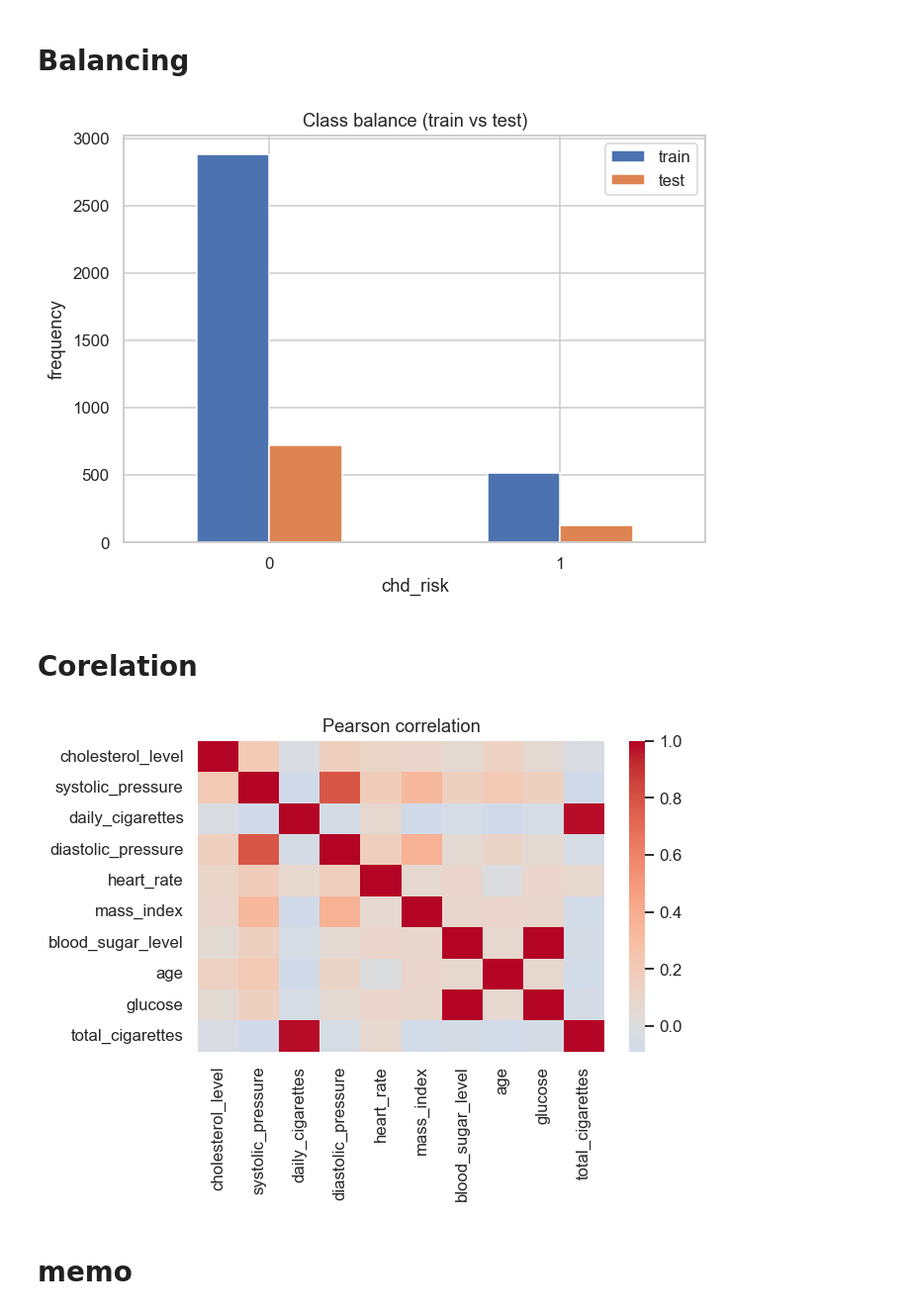
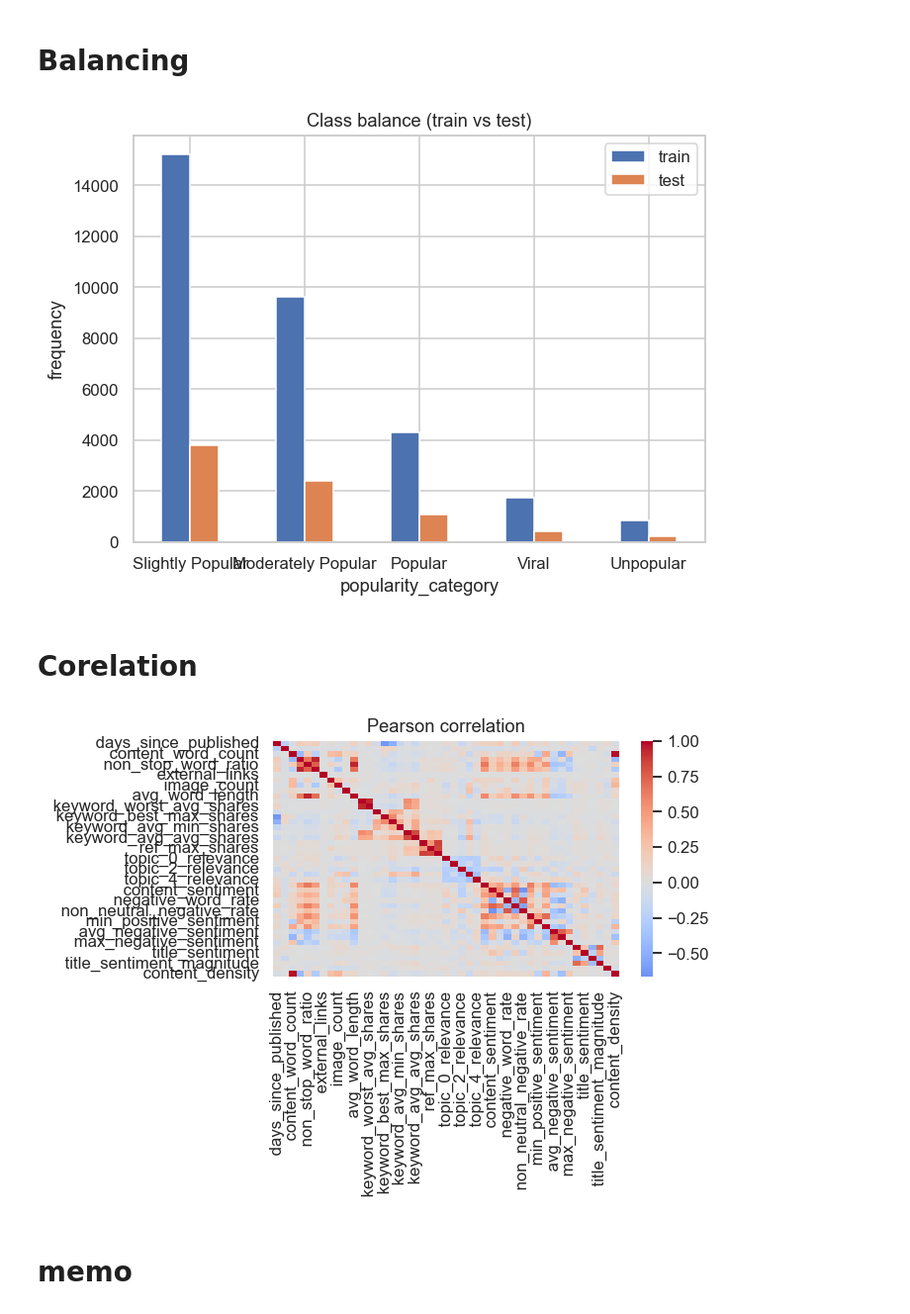
Before and after one commit to EpicRomania/proiect_ia, a Jupyter notebook: main.ipynb, the cells around one changed output. Shown: that part at 99% size. Saved outputs shown, nothing was run; the diff lists cells and outputs as text; code cells hidden in the pictures.

```diff
--- a/main.ipynb
+++ b/main.ipynb
@@ -24,6 +51,10 @@ df_train = load_data('data/heart_1_train.csv')
 df_test  = load_data('data/heart_1_test.csv')
 df_full  = load_data('data/heart_full.csv')
 
+df_train_news = load_data('data/news_popularity_train.csv')
+df_test_news  = load_data('data/news_popularity_test.csv')
+df_full_news  = load_data('data/news_popularity_full.csv')
+
 inspect_dataframe (df_train)
 # %% [output]
                 Variables    Type  Missing Values
@@ -68,9 +99,21 @@ blood_pressure_medication float64              44
 # %%
 X_train, y_train = split_features_target(df_train, TARGET_COL_HEART)
 X_test,  y_test  = split_features_target(df_test,  TARGET_COL_HEART)
+#X_full,  y_full  = split_features_target(df_full,  TARGET_COL_HEART)
+
+
+X_train_news, y_train_news = split_features_target(df_train_news, TARGET_COL_POPULARITY)
+X_test_news,  y_test_news  = split_features_target(df_test_news,  TARGET_COL_POPULARITY)
+#X_full_news,  y_full_news  = split_features_target(df_full_news,  TARGET_COL_POPULARITY)
 
 num_cols, cat_cols = get_column_types(X_train, cat_threshold=5)
 
+#num_cols, cat_cols = get_column_types(X_test, cat_threshold=5)
+
+# num_cols, cat_cols = get_column_types(X_train_news, cat_threshold=10)
+
+# num_cols, cat_cols = get_column_types(X_test_news, cat_threshold=10)
+
 print("Numerical:", num_cols)
 print("Categorical:", cat_cols)
 # %% [output]
@@ -92,19 +166,40 @@ countplots(X_train, cat_cols, save_dir=REPORTS_DIR)
 # %% [markdown]
 # Balancing
 # %%
-plot_class_balance(y_train, y_test, save_dir=REPORTS_DIR)
+#plot_class_balance(y_train, y_test, save_dir=REPORTS_DIR)
+
+plot_class_balance(y_train_news, y_test_news, save_dir=REPORTS_DIR)
 # %% [output]
-[figure, old version]
+[figure, new version]
 # %% [markdown]
 # Corelation
 # %%
-corr_mat = pearson_heatmap(X_train, num_cols, save_dir=REPORTS_DIR)
+# corr_mat = pearson_heatmap(X_train, num_cols, save_dir=REPORTS_DIR)
+# chi2_df = chi2_categorical(
+#    X_train, cat_cols,
+#    save_path=str(REPORTS_DIR / "chi2_categorical.csv")
+# )
+
+# corr_mat = pearson_heatmap(X_test, num_cols, save_dir=REPORTS_DIR)
+# chi2_df = chi2_categorical(
+#     X_test, cat_cols,
+#     save_path=str(REPORTS_DIR / "chi2_categorical.csv")
+# )
+
+# corr_mat = pearson_heatmap(X_train_news, num_cols, save_dir=REPORTS_DIR)
+# chi2_df = chi2_categorical(
+#    X_train_news, cat_cols,
+#    save_path=str(REPORTS_DIR / "chi2_categorical.csv")
+# )
+
+
+corr_mat = pearson_heatmap(X_test_news, num_cols, save_dir=REPORTS_DIR)
 chi2_df = chi2_categorical(
-    X_train, cat_cols,
+    X_test_news, cat_cols,
     save_path=str(REPORTS_DIR / "chi2_categorical.csv")
 )
 # %% [output]
-[figure, old version]
+[figure, new version]
 # %% [markdown]
 # memo
 # %%
```
Also changed, not shown: parts of 9 cells of this notebook, 38 other files.
